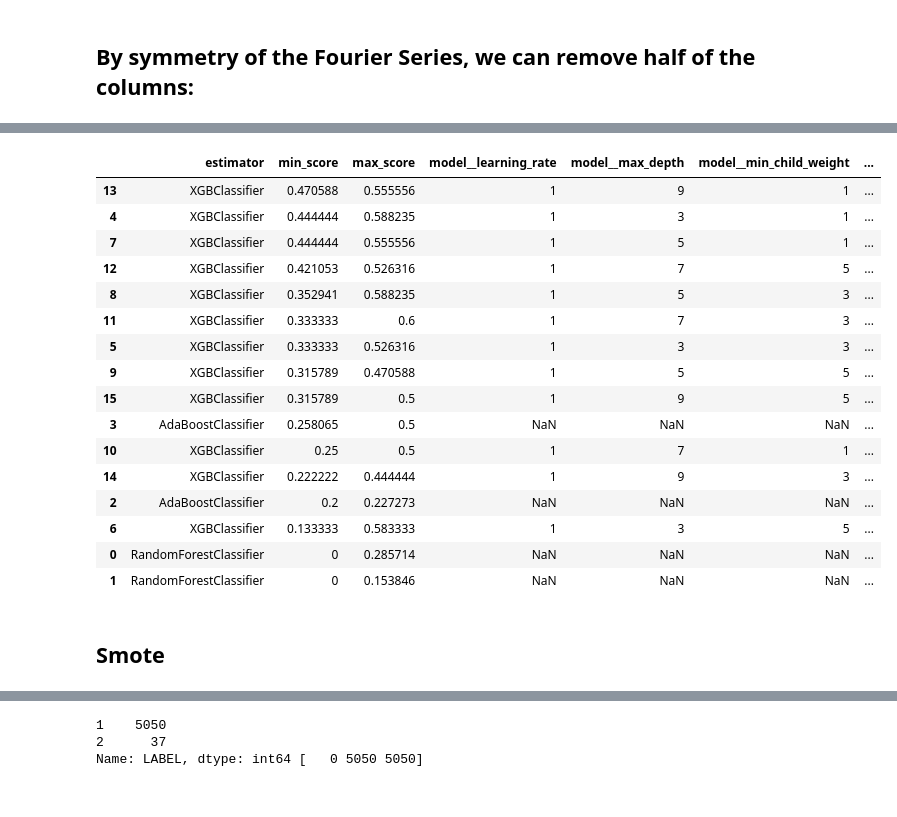
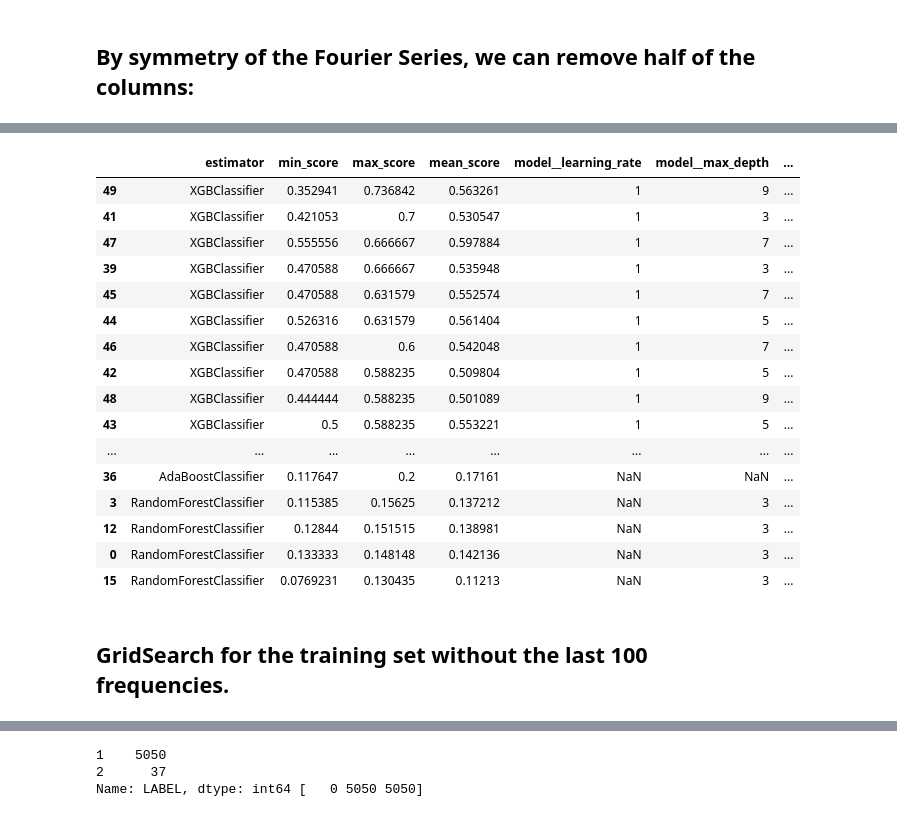
Before and after one commit to jfcarmonag/exoplanet-star-detection, a Jupyter notebook: exostar.ipynb, the cells around one changed output, grey strips where cells are left out. Saved outputs shown, nothing was run; the diff lists cells and outputs as text; code cells hidden in the pictures.

```diff
--- a/exostar.ipynb
+++ b/exostar.ipynb
@@ -187,9 +196,0 @@ for i in [0,1,2,3,4]:
-# %%
-for i in [j for j in range (37,42)]:
-    Y = X_train.iloc[i]
-    X = (np.arange(len(Y))+250)*(1/(36.0*60.0))
-    plt.figure(figsize=(15,5))
-    plt.ylabel('Flux')
-    plt.xlabel('Frequency')
-    plt.plot(X, Y)
-    plt.show()
@@ -224,7 +236,7 @@ class EstimatorSelectionHelper:
             sm = SMOTE(ratio = 'auto')
             model = self.models[key]
             params = self.params[key]
-            pipeline = Pipeline([('sm',sm), ('model',model)])
+            pipeline = Pipeline([('sm',sm), ('model',model)]) #create a PIPELINE to apply SMOTE
             kf = StratifiedKFold(n_splits=10)
             gs = GridSearchCV(pipeline, params, cv=cv, n_jobs=n_jobs,
                               verbose=verbose, scoring=scoring, refit=refit)
@@ -237,7 +249,7 @@ class EstimatorSelectionHelper:
                  'estimator': key,
                  'min_score': min(scores),
                  'max_score': max(scores),
-                 #'mean_score': mean(scores), Uncomment later
+                 'mean_score': np.mean(scores)
                  #'std_score': std(scores), Uncomment later
             }
             return pd.Series({**params,**d}) #Fixed for Python 3
@@ -262,8 +274,13 @@ models1 = {
 }
 
 params1 = {
-    'RandomForestClassifier': { 'model__n_estimators': [16, 32] },
-    'AdaBoostClassifier':  { 'model__n_estimators': [16, 32] },
+    'RandomForestClassifier': { "model__n_estimators": [10, 18, 22],
+              "model__max_depth": [3, 5],
+              "model__min_samples_split": [15, 20],
+              "model__min_samples_leaf": [5, 10, 20], },
+    'AdaBoostClassifier':  { "model__n_estimators": [10, 18, 22],
+                            },
+
     'XGBClassifier': { 'model__n_estimators': [1000], 'model__learning_rate': [1.0],'model__max_depth':range(3,10,2),
  'model__min_child_weight':range(1,6,2) },
 
@@ -273,5 +292,5 @@ f1_scorer = make_scorer(f1_score, pos_label=2)
 # %%
-helper1 = EstimatorSelectionHelper(models1, params1)
-helper1.fit(X_train, y_train, scoring=f1_scorer, n_jobs=-1)
+helper = EstimatorSelectionHelper(models1, params1)
+helper.fit(X_train, y_train, scoring=f1_scorer, n_jobs=-1)
 # %% [output]
 Running GridSearchCV for RandomForestClassifier.
@@ -286,22 +307,22 @@ Fitting 3 folds for each of 12 candidates, totalling 36 fits
 # %%
-helper1.score_summary(sort_by='min_score')
+helper.score_summary(sort_by='max_score')
 # %% [output]
-|  | estimator | min_score | max_score | model__learning_rate | model__max_depth | model__min_child_weight | ... |
-| 13 | XGBClassifier | 0.470588 | 0.555556 | 1 | 9 | 1 | ... |
-| 4 | XGBClassifier | 0.444444 | 0.588235 | 1 | 3 | 1 | ... |
-| 7 | XGBClassifier | 0.444444 | 0.555556 | 1 | 5 | 1 | ... |
-| 12 | XGBClassifier | 0.421053 | 0.526316 | 1 | 7 | 5 | ... |
-| 8 | XGBClassifier | 0.352941 | 0.588235 | 1 | 5 | 3 | ... |
-| 11 | XGBClassifier | 0.333333 | 0.6 | 1 | 7 | 3 | ... |
-| 5 | XGBClassifier | 0.333333 | 0.526316 | 1 | 3 | 3 | ... |
-| 9 | XGBClassifier | 0.315789 | 0.470588 | 1 | 5 | 5 | ... |
-| 15 | XGBClassifier | 0.315789 | 0.5 | 1 | 9 | 5 | ... |
-| 3 | AdaBoostClassifier | 0.258065 | 0.5 | NaN | NaN | NaN | ... |
-| 10 | XGBClassifier | 0.25 | 0.5 | 1 | 7 | 1 | ... |
-| 14 | XGBClassifier | 0.222222 | 0.444444 | 1 | 9 | 3 | ... |
-| 2 | AdaBoostClassifier | 0.2 | 0.227273 | NaN | NaN | NaN | ... |
-| 6 | XGBClassifier | 0.133333 | 0.583333 | 1 | 3 | 5 | ... |
-| 0 | RandomForestClassifier | 0 | 0.285714 | NaN | NaN | NaN | ... |
-| 1 | RandomForestClassifier | 0 | 0.153846 | NaN | NaN | NaN | ... |
+|  | estimator | min_score | max_score | mean_score | model__learning_rate | model__max_depth | ... |
+| 49 | XGBClassifier | 0.352941 | 0.736842 | 0.563261 | 1 | 9 | ... |
+| 41 | XGBClassifier | 0.421053 | 0.7 | 0.530547 | 1 | 3 | ... |
+| 47 | XGBClassifier | 0.555556 | 0.666667 | 0.597884 | 1 | 7 | ... |
+| 39 | XGBClassifier | 0.470588 | 0.666667 | 0.535948 | 1 | 3 | ... |
+| 45 | XGBClassifier | 0.470588 | 0.631579 | 0.552574 | 1 | 7 | ... |
+| 44 | XGBClassifier | 0.526316 | 0.631579 | 0.561404 | 1 | 5 | ... |
+| 46 | XGBClassifier | 0.470588 | 0.6 | 0.542048 | 1 | 7 | ... |
+| 42 | XGBClassifier | 0.470588 | 0.588235 | 0.509804 | 1 | 5 | ... |
+| 48 | XGBClassifier | 0.444444 | 0.588235 | 0.501089 | 1 | 9 | ... |
+| 43 | XGBClassifier | 0.5 | 0.588235 | 0.553221 | 1 | 5 | ... |
+| ... | ... | ... | ... | ... | ... | ... | ... |
+| 36 | AdaBoostClassifier | 0.117647 | 0.2 | 0.17161 | NaN | NaN | ... |
+| 3 | RandomForestClassifier | 0.115385 | 0.15625 | 0.137212 | NaN | 3 | ... |
+| 12 | RandomForestClassifier | 0.12844 | 0.151515 | 0.138981 | NaN | 3 | ... |
+| 0 | RandomForestClassifier | 0.133333 | 0.148148 | 0.142136 | NaN | 3 | ... |
+| 15 | RandomForestClassifier | 0.0769231 | 0.130435 | 0.11213 | NaN | 3 | ... |
-# %% [markdown]
-## Smote
+# %% [markdown]
+## GridSearch for the training set without the last 100 frequencies.
```
Also changed, not shown: parts of 64 cells of this notebook.
